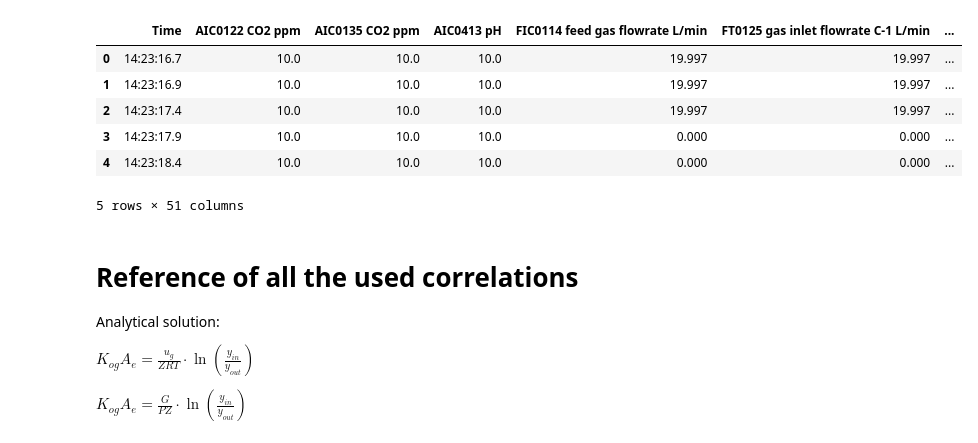
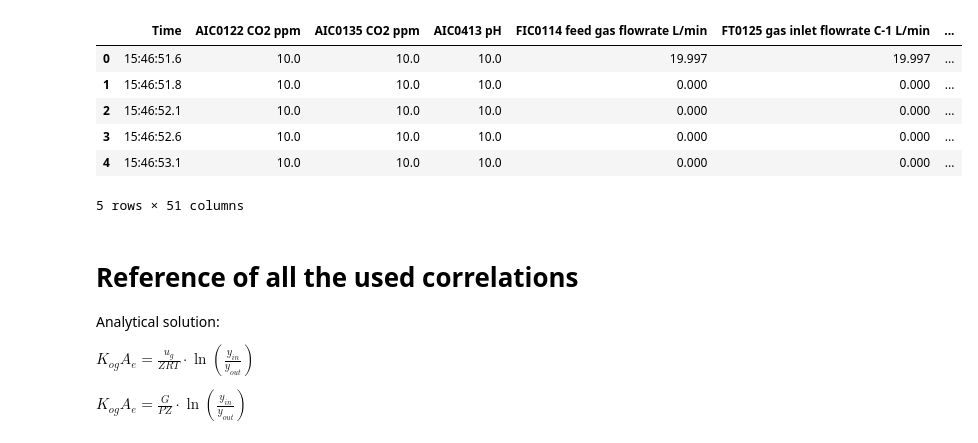
Before and after one commit to zyeah/Absorption-Column-Design-Control-3rd-year-lab-, a Jupyter notebook: Correlation_RK.ipynb, the cells around one changed output. Saved outputs shown, nothing was run; the diff lists cells and outputs as text; code cells hidden in the pictures.

```diff
--- a/Correlation_RK.ipynb
+++ b/Correlation_RK.ipynb
@@ -7,28 +7,28 @@ from IPython.display import Image
 # %%
 global df #dataframe
 global Z  #height of total packing(m)
 global Ac #cross sectional area of column(m^2)
 global R #ideal gas constrant
 global rhoL #liquid density
 #global I #Ionic strength of solution, in this case 0.1M NaOH => 0.1
 Z=1
 d= 0.08 #internal diameter(m)
 R=8.3145 #m^3*Pa/(mol*K)
 rhoL=998 # kg/m^3 @ 20 degreeC
 #I=0.05 #0.1 ionic strength
 
 Ac=((d/2)**2)*np.pi
 #df=pd.read_excel('2020 14-02 Absorption Rig.xlsx', sheet_name='in')
-df = pd.read_csv('3.csv')
+df = pd.read_csv('09-11.csv')
 #df=df.iloc[16400:]
 df.head()
 # %% [output]
 |  | Time | AIC0122 CO2 ppm | AIC0135 CO2 ppm | AIC0413 pH | FIC0114 feed gas flowrate L/min | FT0125 gas inlet flowrate C-1 L/min | ... |
-| 0 | 14:23:16.7 | 10.0 | 10.0 | 10.0 | 19.997 | 19.997 | ... |
-| 1 | 14:23:16.9 | 10.0 | 10.0 | 10.0 | 19.997 | 19.997 | ... |
-| 2 | 14:23:17.4 | 10.0 | 10.0 | 10.0 | 19.997 | 19.997 | ... |
-| 3 | 14:23:17.9 | 10.0 | 10.0 | 10.0 | 0.000 | 0.000 | ... |
-| 4 | 14:23:18.4 | 10.0 | 10.0 | 10.0 | 0.000 | 0.000 | ... |
+| 0 | 15:46:51.6 | 10.0 | 10.0 | 10.0 | 19.997 | 19.997 | ... |
+| 1 | 15:46:51.8 | 10.0 | 10.0 | 10.0 | 0.000 | 0.000 | ... |
+| 2 | 15:46:52.1 | 10.0 | 10.0 | 10.0 | 0.000 | 0.000 | ... |
+| 3 | 15:46:52.6 | 10.0 | 10.0 | 10.0 | 0.000 | 0.000 | ... |
+| 4 | 15:46:53.1 | 10.0 | 10.0 | 10.0 | 0.000 | 0.000 | ... |
 5 rows × 51 columns
 # %% [markdown]
 # Reference of all the used correlations
```
Also changed, not shown: parts of 27 cells of this notebook.
